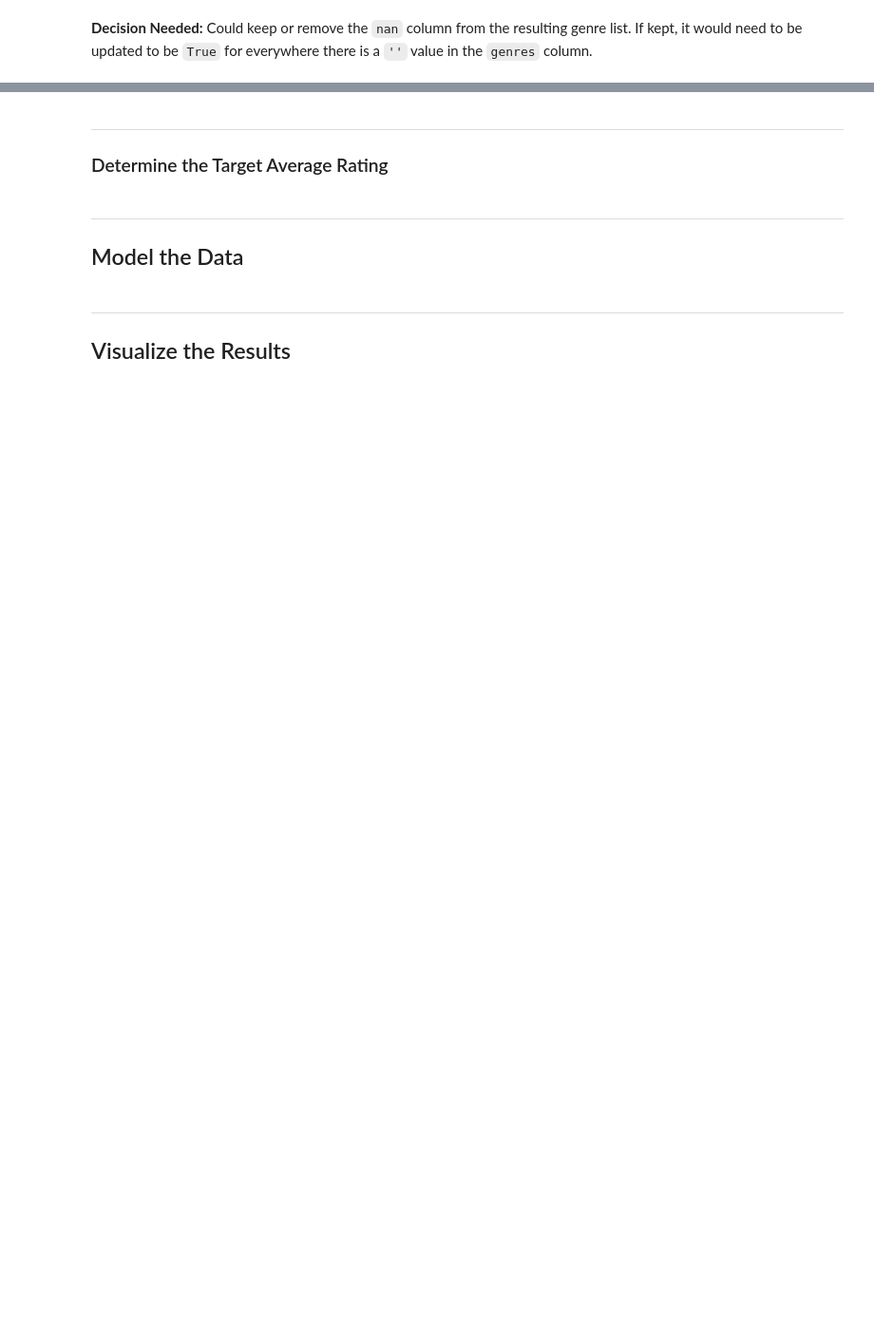
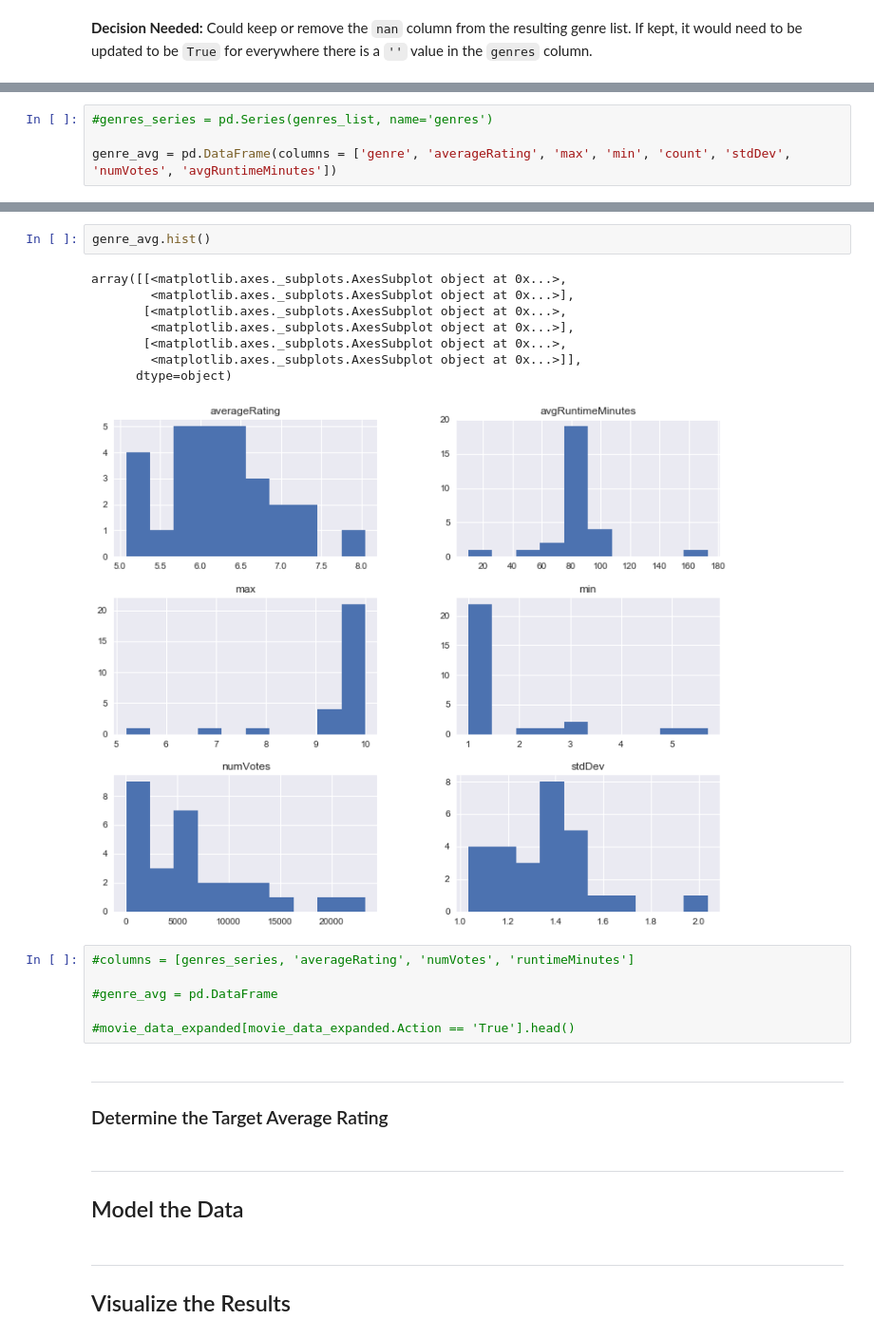
Before and after one commit to dniedermier-cscc/Scrum-Lords-Capstone-2018, a Jupyter notebook: IMDB/Working Notebooks/IMDB_Capstone_CS.ipynb, the cells around one changed output, grey strips where cells are left out. Shown at 95% size. Cells and saved outputs as stored; diff of their text form; blank space fills up the shorter version.

```diff
--- a/IMDB/Working Notebooks/IMDB_Capstone_CS.ipynb
+++ b/IMDB/Working Notebooks/IMDB_Capstone_CS.ipynb
@@ -579,0 +611,4 @@ array([False])
+# %%
+#genres_series = pd.Series(genres_list, name='genres')
+
+genre_avg = pd.DataFrame(columns = ['genre', 'averageRating', 'max', 'min', 'count', 'stdDev', 'numVotes', 'avgRuntimeMinutes'])
@@ -580,3 +656,20 @@ array([False])
+# %%
+genre_avg.hist()
+# %% [output]
+array([[<matplotlib.axes._subplots.AxesSubplot object at 0x...>,
+        <matplotlib.axes._subplots.AxesSubplot object at 0x...>],
+       [<matplotlib.axes._subplots.AxesSubplot object at 0x...>,
+        <matplotlib.axes._subplots.AxesSubplot object at 0x...>],
+       [<matplotlib.axes._subplots.AxesSubplot object at 0x...>,
+        <matplotlib.axes._subplots.AxesSubplot object at 0x...>]],
+      dtype=object)
+[figure, added]
+# %%
+#columns = [genres_series, 'averageRating', 'numVotes', 'runtimeMinutes']
+
+#genre_avg = pd.DataFrame
+
+#movie_data_expanded[movie_data_expanded.Action == 'True'].head()
 # %% [markdown]
 <hr>
 
```
Also changed, not shown: parts of 12 cells of this notebook, 1 other file.
